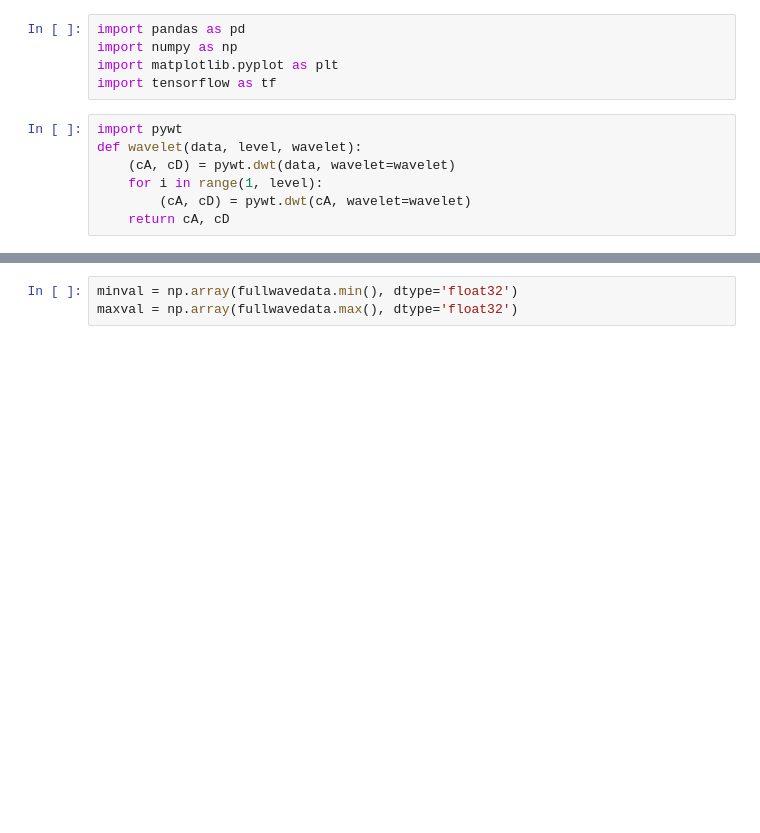
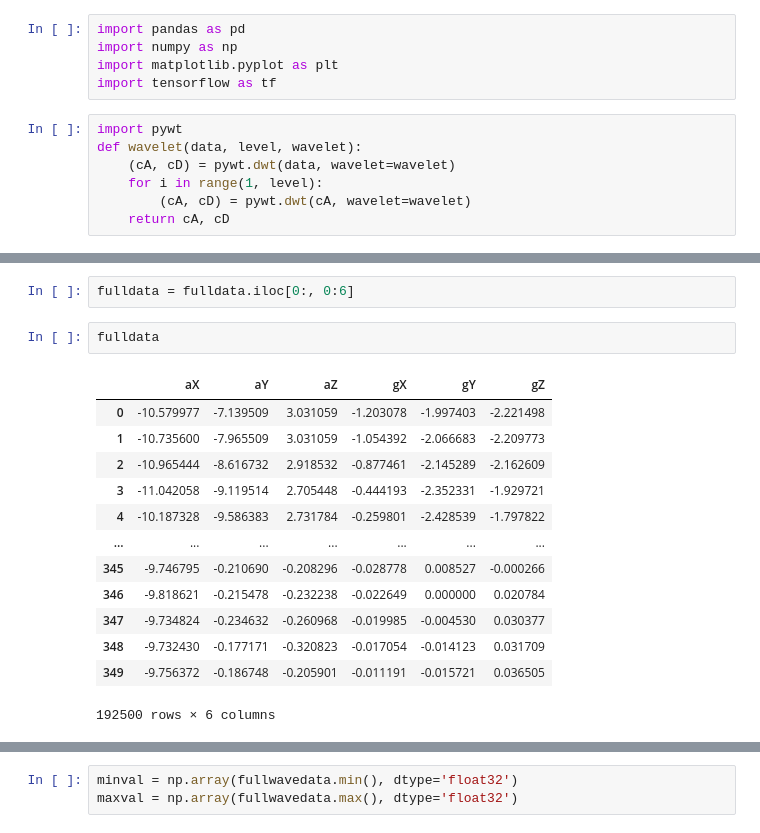
Before and after one commit to mitro99/ENGI301, a Jupyter notebook: project_01/testing/Training model.ipynb, the cells around one changed output, grey strips where cells are left out. Cells and saved outputs as stored; diff of their text form; blank space fills up the shorter version.

```diff
--- a/project_01/testing/Training model.ipynb
+++ b/project_01/testing/Training model.ipynb
@@ -79,3 +95,21 @@ labels = np.array(labels)
+# %%
+fulldata = fulldata.iloc[0:, 0:6]
+# %%
+fulldata
+# %% [output]
+|  | aX | aY | aZ | gX | gY | gZ |
+| 0 | -10.579977 | -7.139509 | 3.031059 | -1.203078 | -1.997403 | -2.221498 |
+| 1 | -10.735600 | -7.965509 | 3.031059 | -1.054392 | -2.066683 | -2.209773 |
+| 2 | -10.965444 | -8.616732 | 2.918532 | -0.877461 | -2.145289 | -2.162609 |
+| 3 | -11.042058 | -9.119514 | 2.705448 | -0.444193 | -2.352331 | -1.929721 |
+| 4 | -10.187328 | -9.586383 | 2.731784 | -0.259801 | -2.428539 | -1.797822 |
+| ... | ... | ... | ... | ... | ... | ... |
+| 345 | -9.746795 | -0.210690 | -0.208296 | -0.028778 | 0.008527 | -0.000266 |
+| 346 | -9.818621 | -0.215478 | -0.232238 | -0.022649 | 0.000000 | 0.020784 |
+| 347 | -9.734824 | -0.234632 | -0.260968 | -0.019985 | -0.004530 | 0.030377 |
+| 348 | -9.732430 | -0.177171 | -0.320823 | -0.017054 | -0.014123 | 0.031709 |
+| 349 | -9.756372 | -0.186748 | -0.205901 | -0.011191 | -0.015721 | 0.036505 |
+192500 rows × 6 columns
 # %%
 normaldata = (fulldata - fulldata.min()) / (fulldata.max()-fulldata.min())
 normaldata.describe()
```
Also changed, not shown: parts of 14 cells of this notebook, 2 other files.
